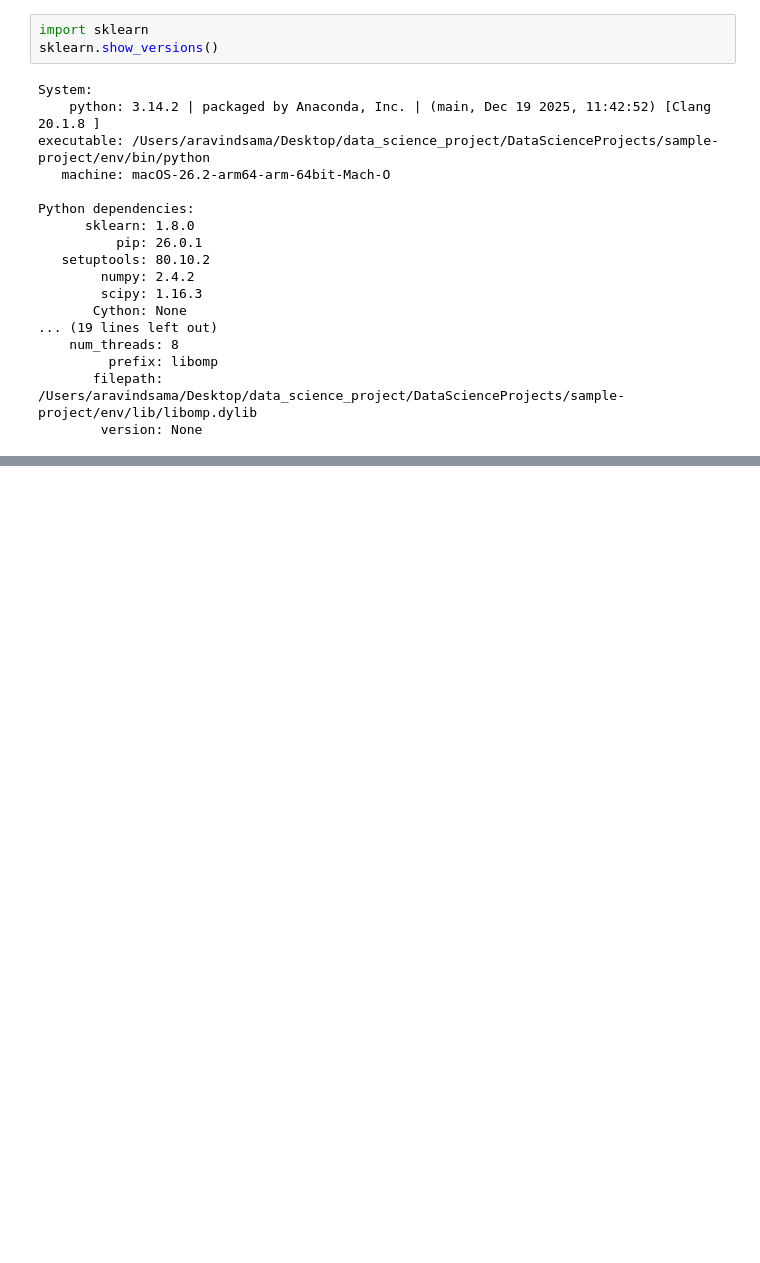
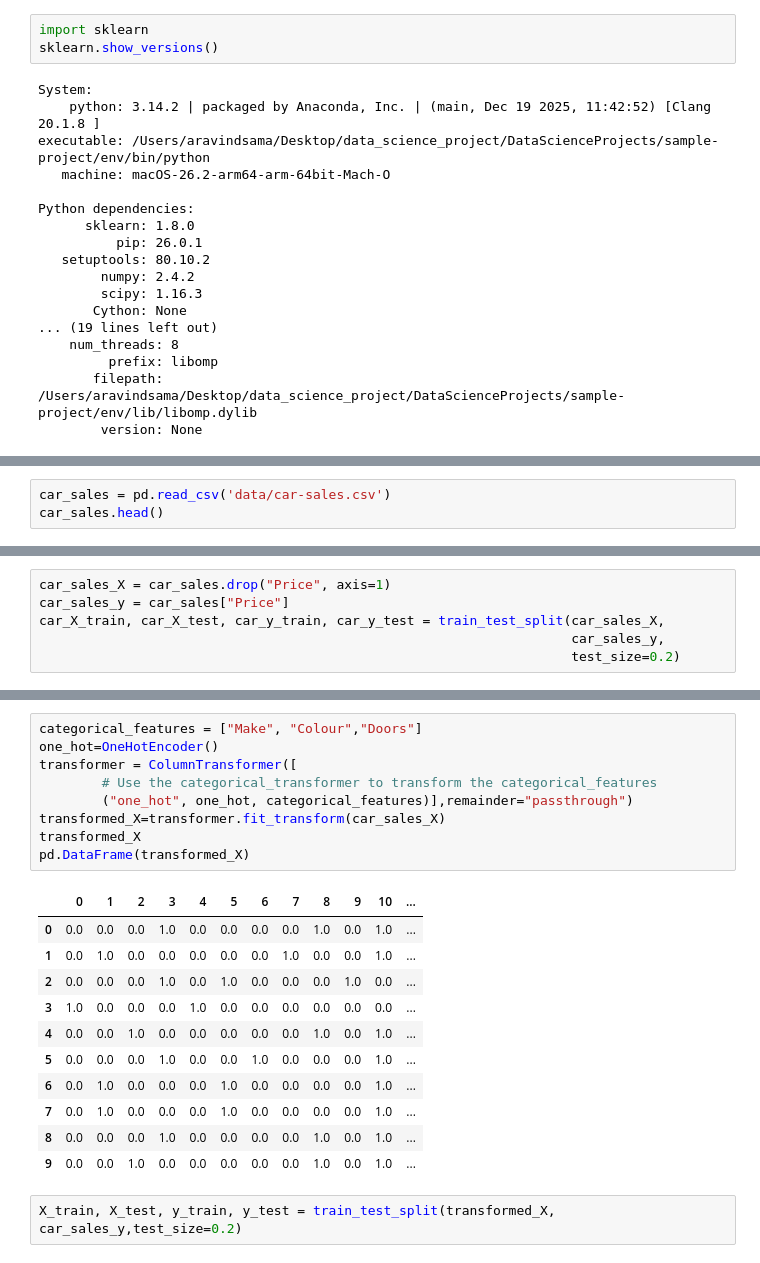
Before and after one commit to AravindSama/DataScienceProjects, a Jupyter notebook: DataScienceProjects/sample-project/introduction-to-scikit-learn.ipynb, the cells around one changed output, grey strips where cells are left out. Saved outputs shown, nothing was run; the diff lists cells and outputs as text; blank space fills up the shorter version.

```diff
--- a/DataScienceProjects/sample-project/introduction-to-scikit-learn.ipynb
+++ b/DataScienceProjects/sample-project/introduction-to-scikit-learn.ipynb
@@ -188,0 +193,3 @@ Python dependencies:
+# %%
+car_sales = pd.read_csv('data/car-sales.csv')
+car_sales.head()
@@ -188,0 +203,6 @@ Python dependencies:
+# %%
+car_sales_X = car_sales.drop("Price", axis=1)
+car_sales_y = car_sales["Price"]
+car_X_train, car_X_test, car_y_train, car_y_test = train_test_split(car_sales_X,
+                                                                    car_sales_y,
+                                                                    test_size=0.2)
@@ -188,0 +244,23 @@ Python dependencies:
+# %%
+categorical_features = ["Make", "Colour","Doors"]
+one_hot=OneHotEncoder()
+transformer = ColumnTransformer([
+        # Use the categorical_transformer to transform the categorical_features
+        ("one_hot", one_hot, categorical_features)],remainder="passthrough")
+transformed_X=transformer.fit_transform(car_sales_X)
+transformed_X
+pd.DataFrame(transformed_X)
+# %% [output]
+|  | 0 | 1 | 2 | 3 | 4 | 5 | 6 | 7 | 8 | 9 | 10 | ... |
+| 0 | 0.0 | 0.0 | 0.0 | 1.0 | 0.0 | 0.0 | 0.0 | 0.0 | 1.0 | 0.0 | 1.0 | ... |
+| 1 | 0.0 | 1.0 | 0.0 | 0.0 | 0.0 | 0.0 | 0.0 | 1.0 | 0.0 | 0.0 | 1.0 | ... |
+| 2 | 0.0 | 0.0 | 0.0 | 1.0 | 0.0 | 1.0 | 0.0 | 0.0 | 0.0 | 1.0 | 0.0 | ... |
+| 3 | 1.0 | 0.0 | 0.0 | 0.0 | 1.0 | 0.0 | 0.0 | 0.0 | 0.0 | 0.0 | 0.0 | ... |
+| 4 | 0.0 | 0.0 | 1.0 | 0.0 | 0.0 | 0.0 | 0.0 | 0.0 | 1.0 | 0.0 | 1.0 | ... |
+| 5 | 0.0 | 0.0 | 0.0 | 1.0 | 0.0 | 0.0 | 1.0 | 0.0 | 0.0 | 0.0 | 1.0 | ... |
+| 6 | 0.0 | 1.0 | 0.0 | 0.0 | 0.0 | 1.0 | 0.0 | 0.0 | 0.0 | 0.0 | 1.0 | ... |
+| 7 | 0.0 | 1.0 | 0.0 | 0.0 | 0.0 | 1.0 | 0.0 | 0.0 | 0.0 | 0.0 | 1.0 | ... |
+| 8 | 0.0 | 0.0 | 0.0 | 1.0 | 0.0 | 0.0 | 0.0 | 0.0 | 1.0 | 0.0 | 1.0 | ... |
+| 9 | 0.0 | 0.0 | 1.0 | 0.0 | 0.0 | 0.0 | 0.0 | 0.0 | 1.0 | 0.0 | 1.0 | ... |
+# %%
+X_train, X_test, y_train, y_test = train_test_split(transformed_X, car_sales_y,test_size=0.2)
```
Also changed, not shown: parts of 14 cells of this notebook.
